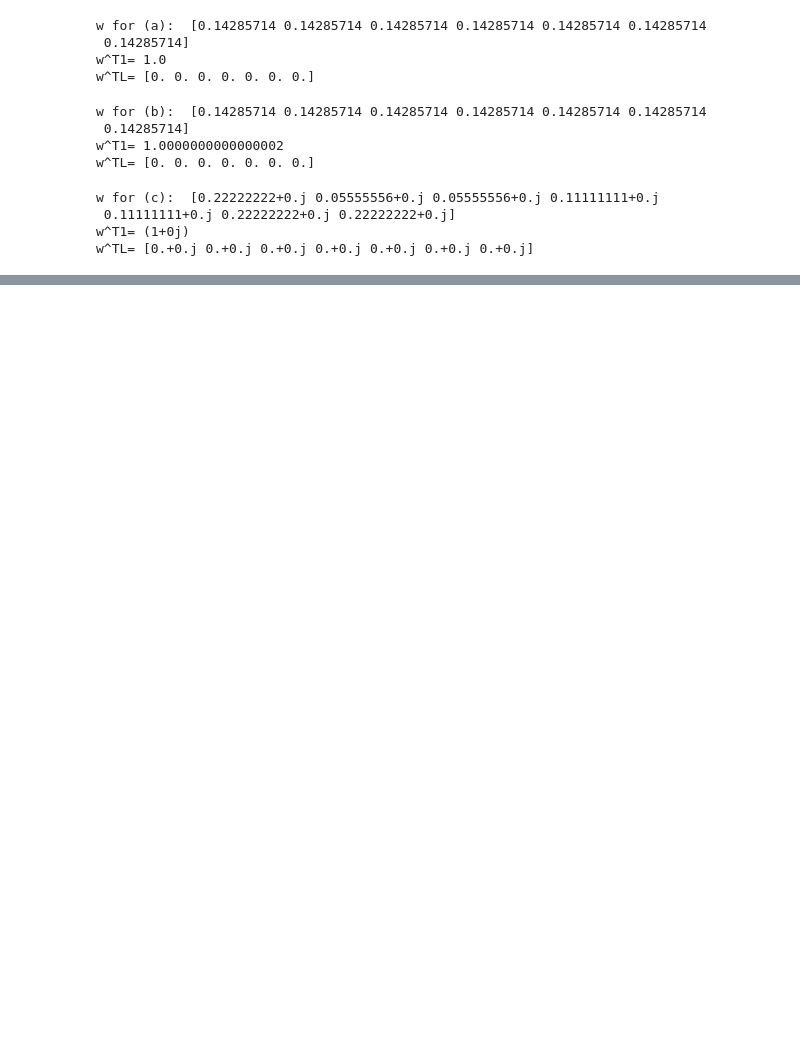
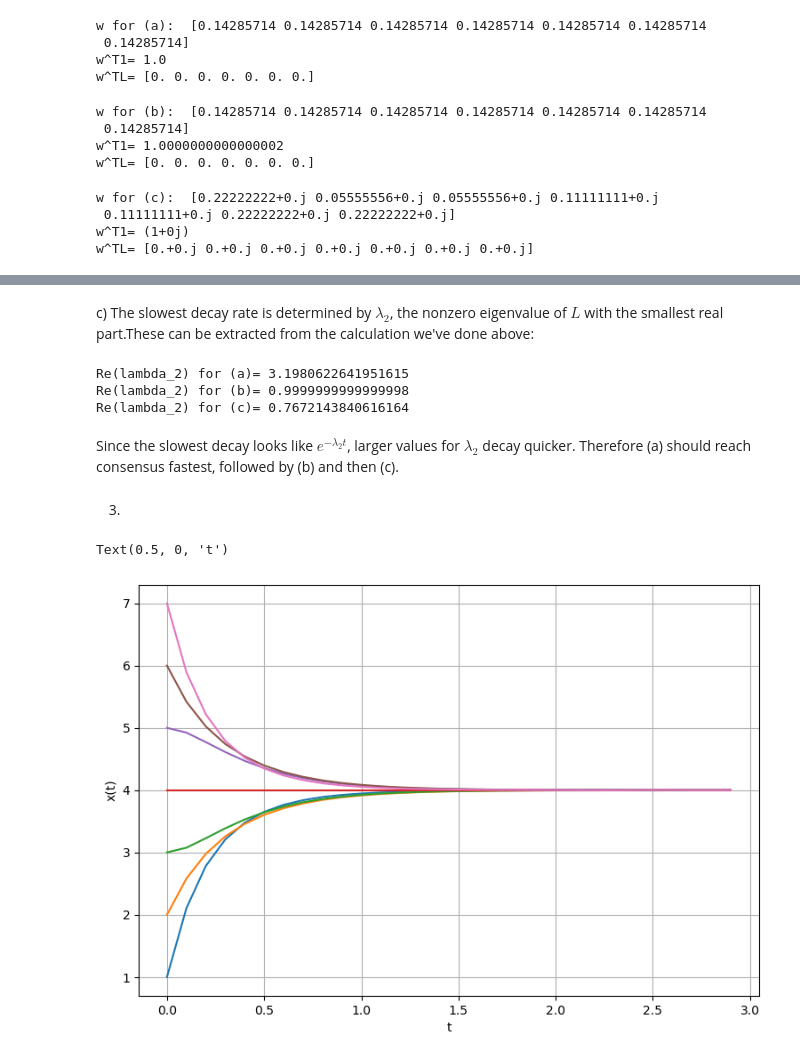
Before and after one commit to valentine-alia/MAE-6870, a Jupyter notebook: HW1_Files/HW1_Template.ipynb, the cells around one changed output, grey strips where cells are left out. Drawn from its saved outputs; the diff is of its cells as text; code cells hidden in the pictures; blank space fills up the shorter version.

```diff
--- a/HW1_Files/HW1_Template.ipynb
+++ b/HW1_Files/HW1_Template.ipynb
@@ -213,0 +220,14 @@ $\displaystyle \left[\begin{matrix}0\\0\\0\\0.632455532033676\\0.632455532033676
+# %%
+x0 = np.array([1,2,3,4,5,6,7])
+avg = 1/7 * sum(x0)
+print("average of initial condition=", avg)
+print("-----------")
+
+consensus_a = wa.T@x0
+print("consensus alpha for (a)=",consensus_a)
+print("-----------")
+consensus_b = wb.T@x0
+print("consensus alpha for (b)=",consensus_b)
+print("-----------")
+consensus_c = wc.T@x0
+print("consensus alpha for (c)=",consensus_c)
@@ -213,0 +242,40 @@ $\displaystyle \left[\begin{matrix}0\\0\\0\\0.632455532033676\\0.632455532033676
+# %% [markdown]
+c) The slowest decay rate is determined by $\lambda_2$, the nonzero eigenvalue of $L$ with the smallest real part.These can be extracted from the calculation we've done above:
+# %%
+E=eval_calculator(La)
+lam_2 = np.real(E[E!=0]).min()
+print("Re(lambda_2) for (a)=",lam_2)
+
+E=eval_calculator(Lb)
+lam_2 = np.real(E[E!=0]).min()
+print("Re(lambda_2) for (b)=",lam_2)
+
+E=eval_calculator(Lc)
+lam_2 = np.real(E[E!=0]).min()
+print("Re(lambda_2) for (c)=",lam_2)
+# %% [output]
+Re(lambda_2) for (a)= 3.1980622641951615
+Re(lambda_2) for (b)= 0.9999999999999998
+Re(lambda_2) for (c)= 0.7672143840616164
+# %% [markdown]
+Since the slowest decay looks like $e^{-\lambda_2 t}$, larger values for $\lambda_2$ decay quicker. Therefore (a) should reach consensus fastest, followed by (b) and then (c).
+# %% [markdown]
+3.
+# %%
+def f1(t,x):
+    return -La@x
+
+tspan = (0,3)
+
+t_eval = np.arange(tspan[0],tspan[1],0.1)
+sol = solve_ivp(f1,tspan,x0,t_eval=t_eval)
+
+plt.figure(figsize=(9,6))
+for i in range(7):
+    plt.plot(sol.t,sol.y[i])
+plt.grid()
+plt.ylabel("x(t)")
+plt.xlabel("t")
+# %% [output]
+Text(0.5, 0, 't')
+[figure, added]
```
Also changed, not shown: parts of 21 cells of this notebook.
